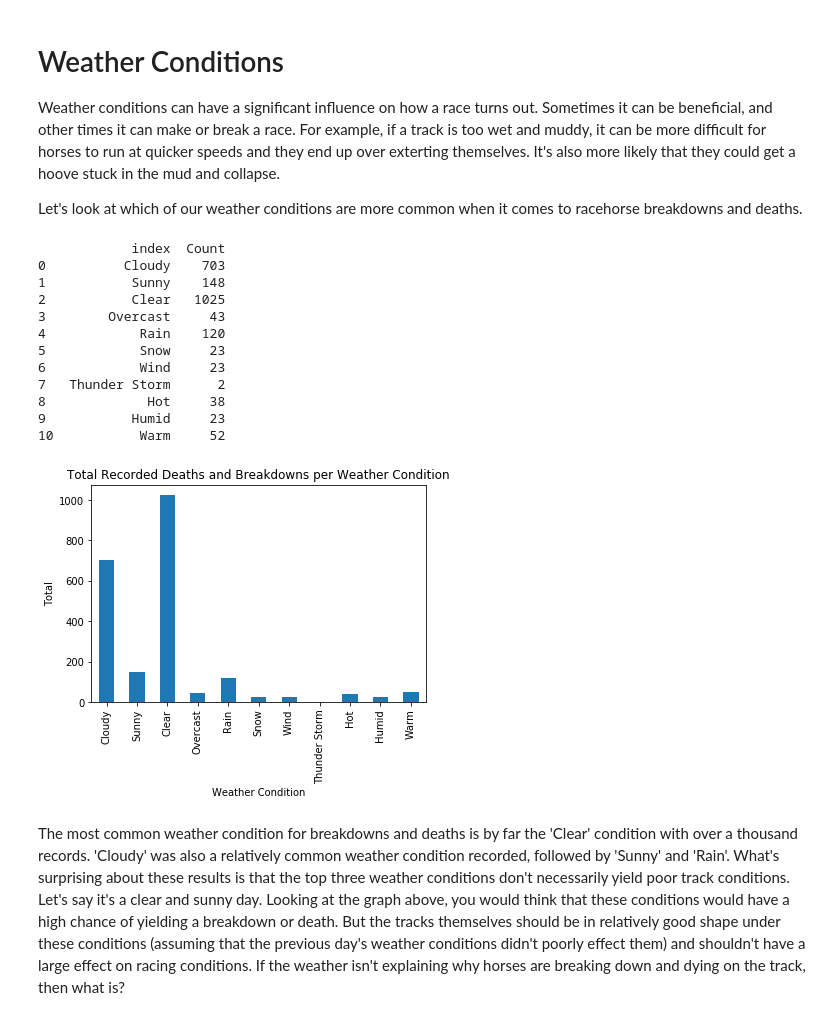
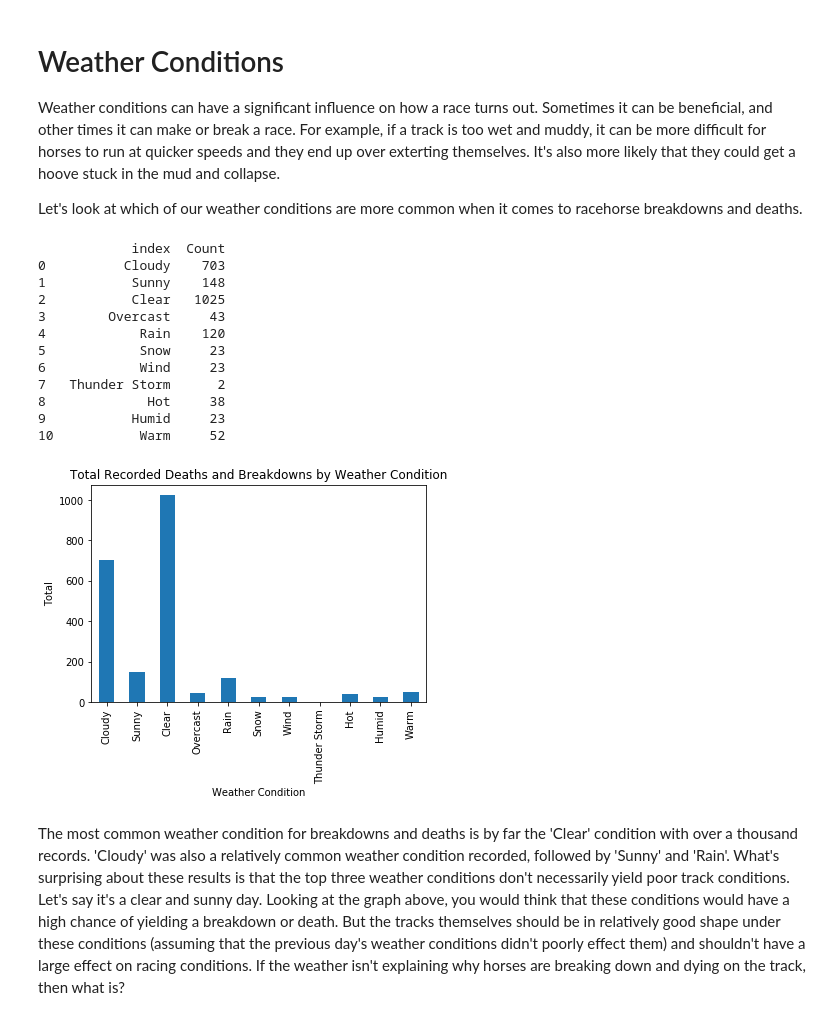
Before and after one commit to isabelvanzijl/Capstone-Project-1, a Jupyter notebook: Data_Storytelling.ipynb, the cells around one changed output. Saved outputs shown, nothing was run; the diff lists cells and outputs as text; code cells hidden in the pictures.

```diff
--- a/Data_Storytelling.ipynb
+++ b/Data_Storytelling.ipynb
@@ -152,32 +152,32 @@ Let's look at which of our weather conditions are more common when it comes to r
 # %%
 # create a dataframe of boolean weather columns
 weather_bool = df[['Cloudy', 'Sunny', 'Clear', 'Overcast', 'Rain', 'Snow', 'Wind', 'Thunder Storm', 'Hot', 'Humid', 'Warm']]
 
 # calculate how many of each weather condition appears in our dataset
 weather_count = weather_bool.sum().reset_index(name='Count')
 print(weather_count)
 
 # plot weather_count
 weather_bar = weather_count['Count'].plot(kind='bar')
 weather_bar.set_xlabel('Weather Condition')
 weather_bar.set_ylabel('Total')
-weather_bar.set_title('Total Recorded Deaths and Breakdowns per Weather Condition')
+weather_bar.set_title('Total Recorded Deaths and Breakdowns by Weather Condition')
 weather_bar.set_xticklabels(weather_count['index'].tolist())
 plt.show()
 # %% [output]
             index  Count
 0          Cloudy    703
 1           Sunny    148
 2           Clear   1025
 3        Overcast     43
 4            Rain    120
 5            Snow     23
 6            Wind     23
 7   Thunder Storm      2
 8             Hot     38
 9           Humid     23
 10           Warm     52
-[figure, old version]
+[figure, new version]
 # %% [markdown]
 The most common weather condition for breakdowns and deaths is by far the 'Clear' condition with over a thousand records. 'Cloudy' was also a relatively common weather condition recorded, followed by 'Sunny' and 'Rain'. What's surprising about these results is that the top three weather conditions don't necessarily yield poor track conditions. Let's say it's a clear and sunny day. Looking at the graph above, you would think that these conditions would have a high chance of yielding a breakdown or death. But the tracks themselves should be in relatively good shape under these conditions (assuming that the previous day's weather conditions didn't poorly effect them) and shouldn't have a large effect on racing conditions. If the weather isn't explaining why horses are breaking down and dying on the track, then what is?
 # %% [markdown]
```
Also changed, not shown: parts of 6 cells of this notebook.
